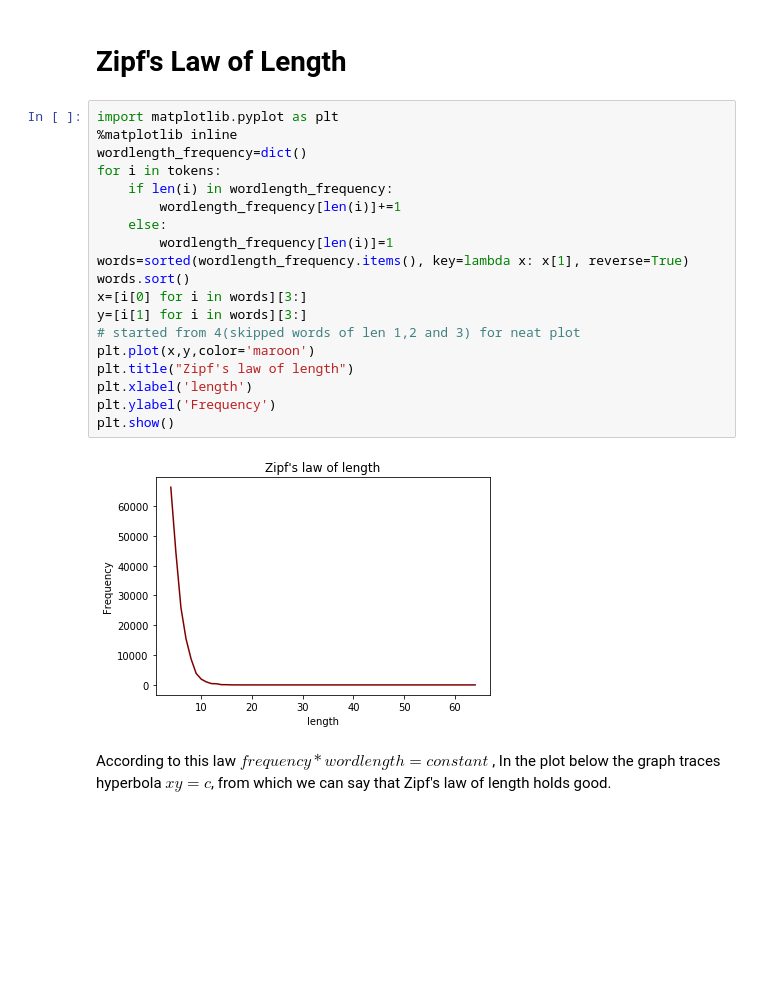
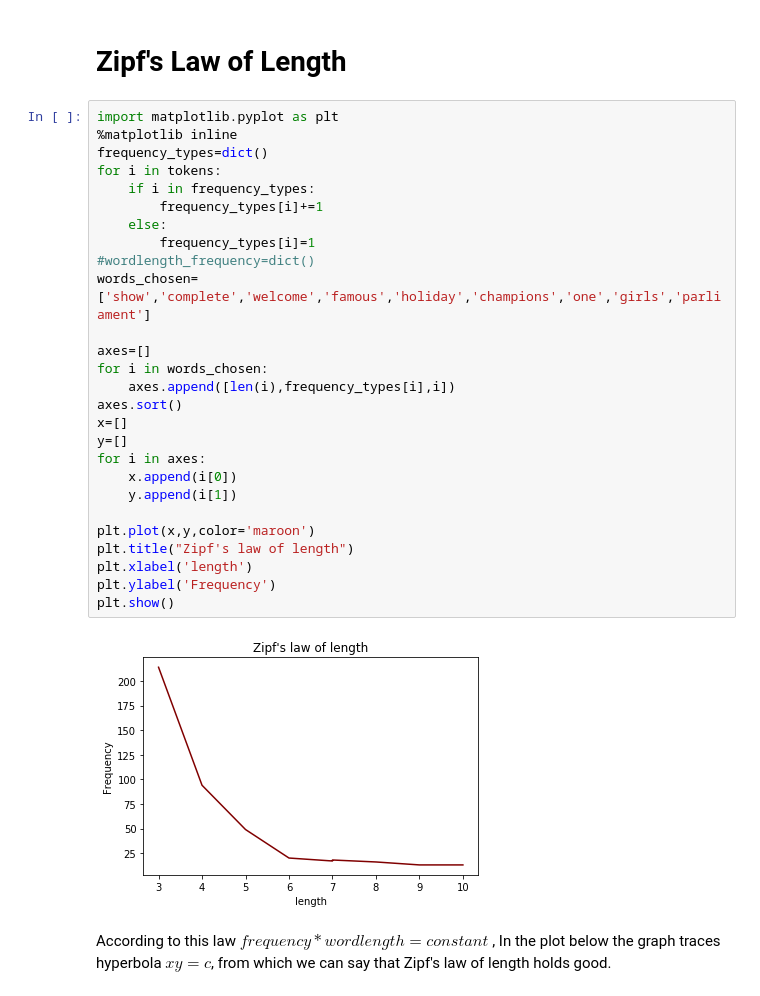
Before and after one commit to karthikeya20/NLP-verification-of-laws-on-tweets-data, a Jupyter notebook: Assignment-1-17110090-N.V.Karthikeya.ipynb, the cells around one changed output. Drawn from its saved outputs; the diff is of its cells as text; blank space fills up the shorter version.

```diff
--- a/Assignment-1-17110090-N.V.Karthikeya.ipynb
+++ b/Assignment-1-17110090-N.V.Karthikeya.ipynb
@@ -47,24 +47,32 @@ TTR : 0.10680163343674667
 # %%
 import matplotlib.pyplot as plt
 %matplotlib inline
-wordlength_frequency=dict()
+frequency_types=dict()
 for i in tokens:
-    if len(i) in wordlength_frequency:
-        wordlength_frequency[len(i)]+=1
+    if i in frequency_types:
+        frequency_types[i]+=1
     else:
-        wordlength_frequency[len(i)]=1
-words=sorted(wordlength_frequency.items(), key=lambda x: x[1], reverse=True)
-words.sort()
-x=[i[0] for i in words][3:]
-y=[i[1] for i in words][3:]
-# started from 4(skipped words of len 1,2 and 3) for neat plot
+        frequency_types[i]=1
+#wordlength_frequency=dict()
+words_chosen=['show','complete','welcome','famous','holiday','champions','one','girls','parliament']
+
+axes=[]
+for i in words_chosen:
+    axes.append([len(i),frequency_types[i],i])
+axes.sort()
+x=[]
+y=[]
+for i in axes:
+    x.append(i[0])
+    y.append(i[1])
+
 plt.plot(x,y,color='maroon')
 plt.title("Zipf's law of length")
 plt.xlabel('length')
 plt.ylabel('Frequency')
 plt.show()
 # %% [output]
-[figure, old version]
+[figure, new version]
 # %% [markdown]
 According to this law $frequency * wordlength = constant$ , In the plot below the graph traces hyperbola $xy=c$, from which we can say that Zipf's law of length holds good.
 # %% [markdown]
```
Also changed, not shown: parts of 1 cell of this notebook.
